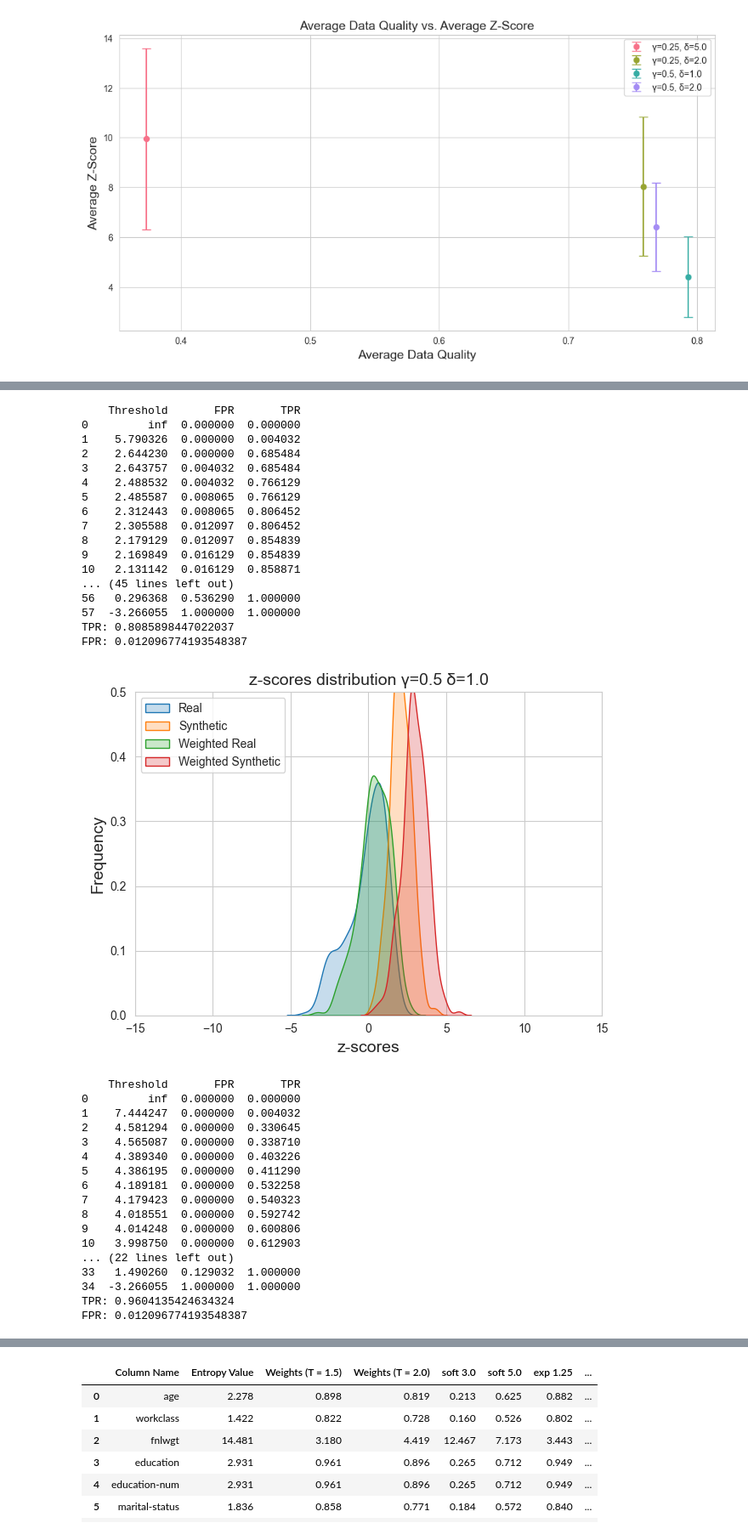
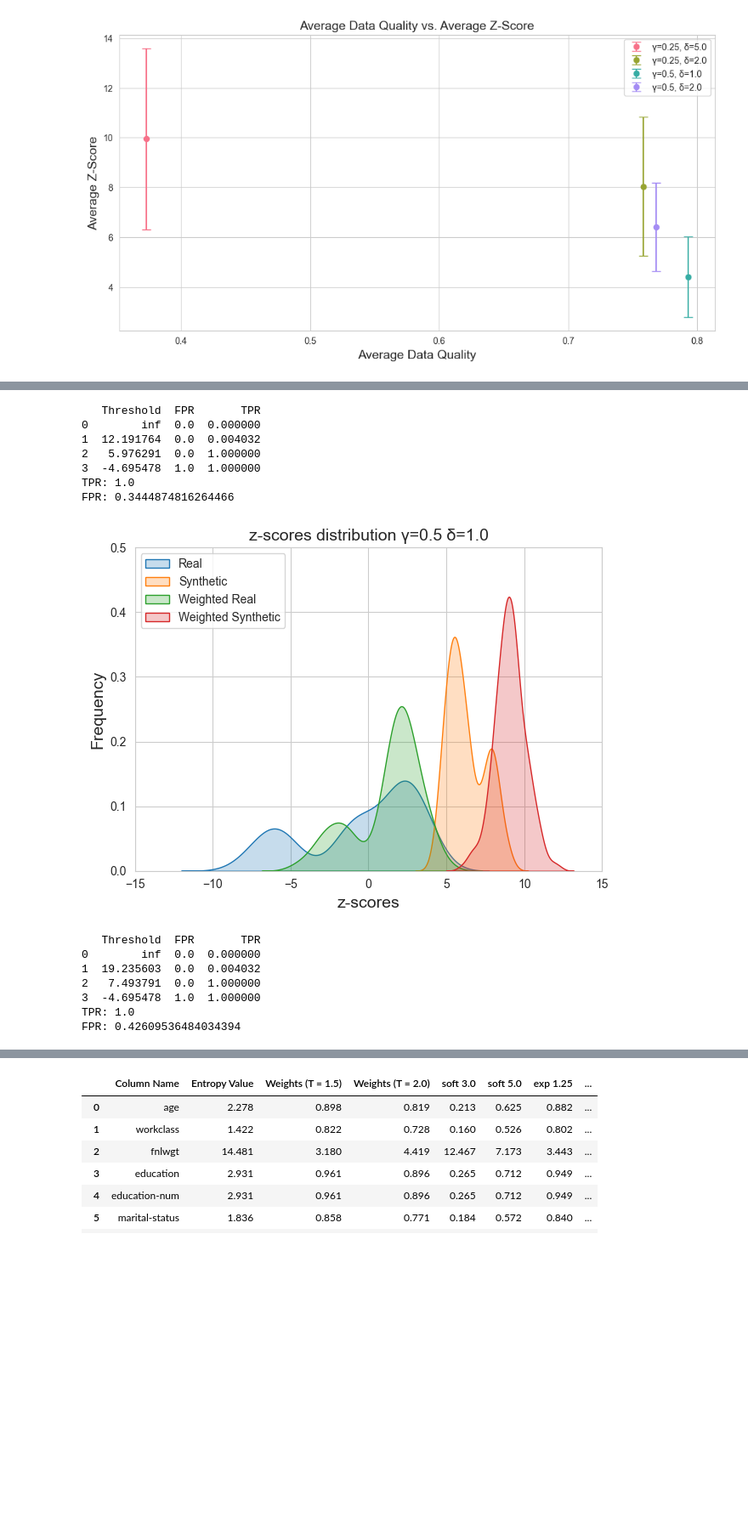
Before and after one commit to blueminh/t-rest, a Jupyter notebook: evaluation/synthcity.ipynb, the cells around one changed output, grey strips where cells are left out. Shown: that part at 85% size. Saved outputs shown, nothing was run; the diff lists cells and outputs as text; code cells hidden in the pictures; blank space fills up the shorter version.

```diff
--- a/evaluation/synthcity.ipynb
+++ b/evaluation/synthcity.ipynb
@@ -491,7 +491,7 @@ results = compute_roc_auc(
     ["adult", "california", "abalone", "diabetes"],
     gamma_delta_pairs=gamma_delta_pairs,
     num_samples_per_class=250,
-    num_tokens_per_sample=125,
+    num_tokens_per_sample=1000,
     plot_distribution=True,
     softmax_temp=5.0,
     custom_softmax=lambda x : softmax(x * 1.5 / np.max(x), 1.0)
@@ -536,35 +528,15 @@ FPR: 0.16706186050321759
-    Threshold       FPR       TPR
-0         inf  0.000000  0.000000
-1    5.790326  0.000000  0.004032
-2    2.644230  0.000000  0.685484
-3    2.643757  0.004032  0.685484
-4    2.488532  0.004032  0.766129
-5    2.485587  0.008065  0.766129
-6    2.312443  0.008065  0.806452
-7    2.305588  0.012097  0.806452
-8    2.179129  0.012097  0.854839
-9    2.169849  0.016129  0.854839
-10   2.131142  0.016129  0.858871
-... (45 lines left out)
-56   0.296368  0.536290  1.000000
-57  -3.266055  1.000000  1.000000
-TPR: 0.8085898447022037
-FPR: 0.012096774193548387
+   Threshold  FPR       TPR
+0        inf  0.0  0.000000
+1  12.191764  0.0  0.004032
+2   5.976291  0.0  1.000000
+3  -4.695478  1.0  1.000000
+TPR: 1.0
+FPR: 0.3444874816264466
-[figure, old version]
+[figure, new version]
-    Threshold       FPR       TPR
-0         inf  0.000000  0.000000
-1    7.444247  0.000000  0.004032
-2    4.581294  0.000000  0.330645
-3    4.565087  0.000000  0.338710
-4    4.389340  0.000000  0.403226
-5    4.386195  0.000000  0.411290
-6    4.189181  0.000000  0.532258
-7    4.179423  0.000000  0.540323
-8    4.018551  0.000000  0.592742
-9    4.014248  0.000000  0.600806
-10   3.998750  0.000000  0.612903
-... (22 lines left out)
-33   1.490260  0.129032  1.000000
-34  -3.266055  1.000000  1.000000
-TPR: 0.9604135424634324
-FPR: 0.012096774193548387
+   Threshold  FPR       TPR
+0        inf  0.0  0.000000
+1  19.235603  0.0  0.004032
+2   7.493791  0.0  1.000000
+3  -4.695478  1.0  1.000000
+TPR: 1.0
+FPR: 0.42609536484034394
```
Also changed, not shown: parts of 6 cells of this notebook, 27 other files.
